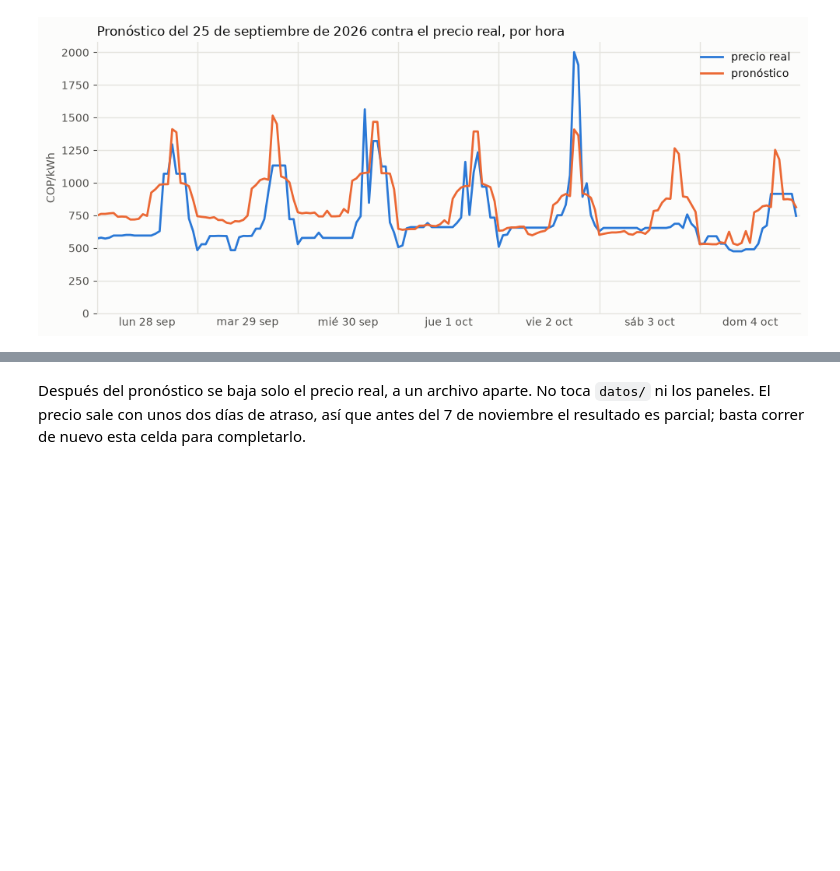
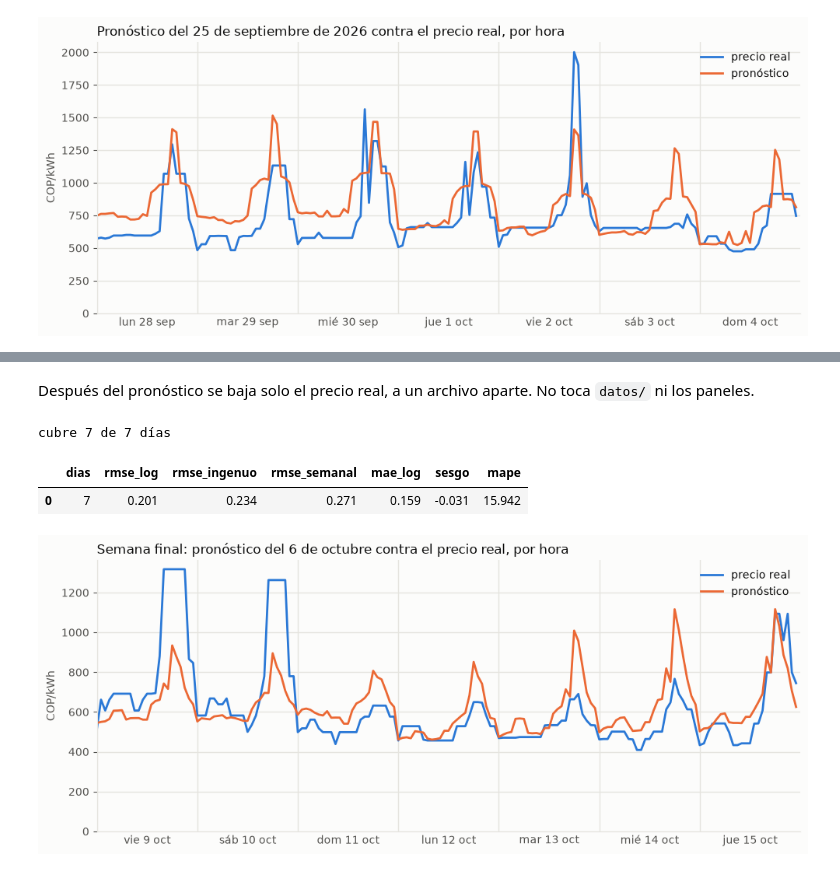
Before and after one commit to andrw4-4/pronostico-precio-bolsa-colombia, a Jupyter notebook: 4_modelo_xgboost.ipynb, the cells around one changed output, grey strips where cells are left out. Cells and saved outputs as stored; diff of their text form; code cells hidden in the pictures; blank space fills up the shorter version.

```diff
--- a/4_modelo_xgboost.ipynb
+++ b/4_modelo_xgboost.ipynb
@@ -58,6 +67,7 @@ SALIDA = Path("resultados/modelo_xgboost")
 SALIDA.mkdir(parents=True, exist_ok=True)
 
 HORIZONTES = list(range(1, 31))
+HORIZONTES_USO = list(range(3, 10))            # la semana que de verdad se puede pronosticar
 ANCLAS = [1, 2, 3, 4, 5, 6, 7, 14, 30]
 AÑOS_VALIDACION = [2020, 2021, 2022]
 MESES_VALIDACION = ("2020-01-01", "2022-12-01")
@@ -66,7 +76,7 @@ FIN_VALIDACION = np.datetime64("2022-12-31")
 MESES_TEST = ("2023-01-01", "2025-12-01")
 FIN_TEST = np.datetime64("2025-12-31")
 ORIGEN_FINAL = np.datetime64("2026-10-06")
-FIN_MES_FINAL = date(2026, 11, 5)
+INI_SEMANA_FINAL, FIN_SEMANA_FINAL = date(2026, 10, 9), date(2026, 10, 15)
 CORRER_TEST = os.environ.get("CORRER_TEST") == "1"
 CORRER_2026 = os.environ.get("CORRER_2026") == "1"
 CORRER_FINAL = os.environ.get("CORRER_FINAL") == "1"
@@ -694,10 +704,10 @@ BLOQUES = {"h = 3": [3], "h = 3 a 7": [3, 4, 5, 6, 7], "h = 8 a 14": list(range(
            "h = 15 a 30": list(range(15, 31))}
 
 
-def criterio(prueba):
+def criterio(prueba, bloques=BLOQUES):
     """El veredicto por bloque, contra el ingenuo de menor RMSE en ese bloque."""
     filas = []
-    for nombre, hs in BLOQUES.items():
+    for nombre, hs in bloques.items():
         d = pd.concat([prueba[h] for h in hs])
         e, e_dia, e_sem = d["y"] - d["y_hat"], d["y"], d["y"] - d["y_semanal"]
         ingenuo, e_ing = min([("del día", e_dia), ("semanal", e_sem)], key=lambda x: rmse(x[1]))
@@ -836,7 +882,7 @@ ruta_marca = SALIDA / "pronostico_final_creado.txt"
 def pronostico_final():
     fila = np.flatnonzero(F == ORIGEN_FINAL)
     partes = []
-    for h in HORIZONTES:
+    for h in HORIZONTES_USO:
         cfg = config[str(ancla(h))]
         p, ventana = parametros_de(h, cfg)
         cols = columnas(h)
@@ -860,10 +906,10 @@ if CORRER_FINAL:
         guardar(pronostico_final(), ruta_final)
         ruta_marca.write_text(datetime.now().isoformat(timespec="seconds"), encoding="utf-8")
     final = pd.read_csv(ruta_final, parse_dates=["fecha_objetivo"])
-    assert len(final) == 720 and final["precio_pron"].notna().all()
+    assert len(final) == 24 * len(HORIZONTES_USO) and final["precio_pron"].notna().all()
     assert final.groupby("fecha_objetivo").size().eq(24).all()
     print(f"{len(final)} valores, del {final['fecha_objetivo'].min().date()} al "
           f"{final['fecha_objetivo'].max().date()}; creado {ruta_marca.read_text(encoding='utf-8')}")
 else:
-    print("El mes final no corrió: falta CORRER_FINAL=1")
+    print("La semana final no corrió: falta CORRER_FINAL=1")
 # %% [output]
@@ -871,46 +917,36 @@ El mes final no corrió: falta CORRER_FINAL=1
 # %% [markdown]
 Después del pronóstico se baja solo el precio real, a un archivo aparte. No toca
-`datos/` ni los paneles. El precio sale con unos dos días de atraso, así que antes del
-7 de noviembre el resultado es parcial; basta correr de nuevo esta celda para completarlo.
+`datos/` ni los paneles.
 # %%
 def bajar_precio_real():
     from pydataxm.pydataxm import ReadDB
-    hasta = min(FIN_MES_FINAL, date.today())
-    d = ReadDB().request_data("PrecBolsNaci", "Sistema", date(2026, 10, 7), hasta)
+    d = ReadDB().request_data("PrecBolsNaci", "Sistema", INI_SEMANA_FINAL, FIN_SEMANA_FINAL)
     horas = [f"Values_Hour{h:02d}" for h in range(1, 25)]
     d = d.melt(id_vars="Date", value_vars=horas, var_name="hora", value_name="precio_real")
     d["hora"] = d["hora"].str[-2:].astype(int)
     d["fecha_objetivo"] = pd.to_datetime(d["Date"])
     return d[["fecha_objetivo", "hora", "precio_real"]].dropna().sort_values(["fecha_objetivo", "hora"])
 
 
 if CORRER_FINAL:
     ruta_real = SALIDA / "precio_real_final.csv"
     guardar(bajar_precio_real(), ruta_real)
     real = pd.read_csv(ruta_real, parse_dates=["fecha_objetivo"])
-    mes = final.merge(real, on=["fecha_objetivo", "hora"])
-    e = np.log(mes["precio_real"]) - np.log(mes["precio_pron"])
-    e_dia = np.log(mes["precio_real"]) - np.log(mes["precio_t"])
-    e_sem = np.log(mes["precio_real"]) - np.log(mes["precio_semanal"])
-    util = mes[mes["h"] >= 3]
-    fila = lambda m, ee: dict(dias=m["fecha_objetivo"].nunique(), rmse_log=rmse(ee), mae_log=float(np.abs(ee).mean()),
-                              sesgo=float(ee.mean()),
-                              mape=float(100 * np.mean(np.abs(m["precio_real"] - m["precio_pron"]) / m["precio_real"])))
-    res = pd.DataFrame({"h = 3 en adelante": fila(util, e[util.index]), "todo el periodo": fila(mes, e)}).T
-    res["rmse_ingenuo"] = [rmse(e_dia[util.index]), rmse(e_dia)]
-    res["rmse_semanal"] = [rmse(e_sem[util.index]), rmse(e_sem)]
-    guardar(res.reset_index(names="alcance"), SALIDA / "mes_final_resumen.csv")
-    print(f"cubre {mes['fecha_objetivo'].nunique()} de 30 días")
+    sem = final.merge(real, on=["fecha_objetivo", "hora"]).sort_values(["fecha_objetivo", "hora"])
+    e = np.log(sem["precio_real"]) - np.log(sem["precio_pron"])
+    e_dia = np.log(sem["precio_real"]) - np.log(sem["precio_t"])
+    e_sem = np.log(sem["precio_real"]) - np.log(sem["precio_semanal"])
+    res = pd.DataFrame([dict(dias=sem["fecha_objetivo"].nunique(), rmse_log=rmse(e), rmse_ingenuo=rmse(e_dia),
+                             rmse_semanal=rmse(e_sem), mae_log=float(np.abs(e).mean()), sesgo=float(e.mean()),
+                             mape=float(100 * np.mean(np.abs(sem["precio_real"] - sem["precio_pron"]) / sem["precio_real"])))])
+    guardar(res, SALIDA / "semana_final_resumen.csv")
+    print(f"cubre {res['dias'].iloc[0]} de 7 días")
     display(res.round(3))
-
-    dia = mes.groupby("fecha_objetivo")[["precio_real", "precio_pron", "precio_semanal"]].mean()
-    fig, ax = plt.subplots(figsize=(10, 4.2))
-    ax.plot(dia.index, dia["precio_real"], color=AZUL, label="precio real")
-    ax.plot(dia.index, dia["precio_pron"], color=NARANJA, label="pronóstico del 6 de octubre")
-    ax.set(ylabel="promedio del día (COP/kWh)")
-    ax.set_title(f"Mes final: pronóstico frente al precio real ({len(dia)} días)", loc="left")
-    ax.legend(frameon=False)
-    fig.autofmt_xdate()
-    fig.tight_layout()
-    fig.savefig(SALIDA / "mes_final.png", dpi=150)
-    plt.show()
+    momento = sem["fecha_objetivo"] + pd.to_timedelta(sem["hora"] - 1, unit="h")
+    grafica_semana(momento, sem["precio_real"], sem["precio_pron"], "Semana final: pronóstico del 6 de octubre contra el precio real, por hora",
+                   SALIDA / "semana_final.png")
+# %% [output]
+cubre 7 de 7 días
+|  | dias | rmse_log | rmse_ingenuo | rmse_semanal | mae_log | sesgo | mape |
+| 0 | 7 | 0.201 | 0.234 | 0.271 | 0.159 | -0.031 | 15.942 |
+[figure, added]
```
Also changed, not shown: parts of 6 cells of this notebook, 38 other files.
